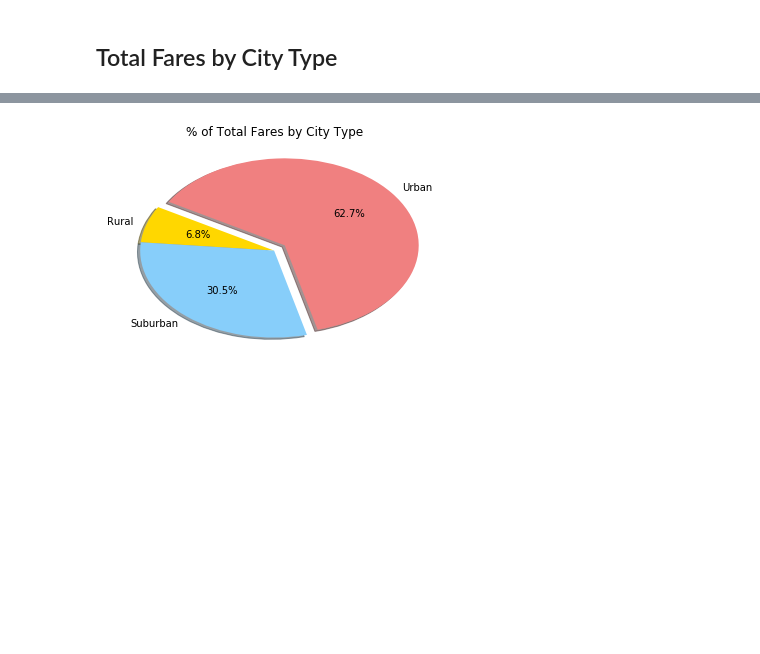
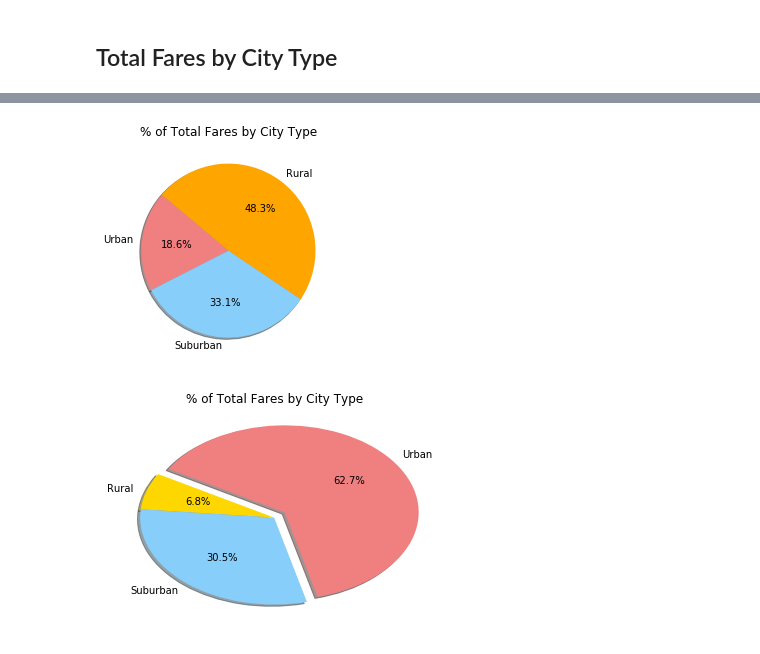
Before and after one commit to vabigdatamover/Barhorst_DataBootCamp_HW, a Jupyter notebook: Barhorst-Homework/Unit_5_Matplolib_Homework/Pyber/Barhorst_Matplotlib_v1.ipynb, the cells around one changed output, grey strips where cells are left out. Saved outputs shown, nothing was run; the diff lists cells and outputs as text; code cells hidden in the pictures; blank space fills up the shorter version.

```diff
--- a/Barhorst-Homework/Unit_5_Matplolib_Homework/Pyber/Barhorst_Matplotlib_v1.ipynb
+++ b/Barhorst-Homework/Unit_5_Matplolib_Homework/Pyber/Barhorst_Matplotlib_v1.ipynb
@@ -120,3 +93,57 @@ NameError: name 'plt' is not defined
+# %%
+# Calculate Type Percents
+
+# Build Pie Chart
+# Dependencies and Setup
+import matplotlib.pyplot as plt
+import pandas as pd
+import numpy as np
+
+# Save Figure
+# File to Load (Remember to change these)
+# File to Load (Remember to change these)
+city_data_to_load = "data/city_data.csv"
+ride_data_to_load = "data/ride_data.csv"
+# Read the City and Ride Data
+city_data = pd.read_csv(city_data_to_load)
+ride_data = pd.read_csv(ride_data_to_load)
+# Combine the data into a single dataset
+transportation_data_complete = pd.merge(city_data, ride_data, on=["city"])
+
+#average fare per city and type
+city_group=transportation_data_complete.groupby(["city","type"])
+average_fare=city_group["fare"].mean().reset_index()
+average_fare_by_type=average_fare.set_index('type')
+average_fare_urban=average_fare_by_type.loc["Urban"]
+average_fare_rural=average_fare_by_type.loc["Rural"]
+average_fare_suburban=average_fare_by_type.loc["Suburban"]
+
+fare_rural_pie=sum(average_fare_rural["fare"])
+fare_suburban_pie=sum(average_fare_suburban["fare"])
+fare_urban_pie=sum(average_fare_urban["fare"])
+
+sizes=(fare_rural_pie,fare_suburban_pie,fare_urban_pie)
+
+# Tells matplotlib to seperate the "Python" section from the others
+#explode = (0.1, 0, 0, 0)
+
+# Labels for the sections of our pie chart
+labels = ["Urban", "Suburban", "Rural"]
+
+# The colors of each section of the pie chart
+colors = ["lightcoral", "lightskyblue", "orange"]
+
+plt.pie(sizes, labels=labels, colors=colors,
+        autopct="%1.1f%%", shadow=True, startangle=140)
+
+plt.title("% of Total Fares by City Type")
+
+# Save Figure
+plt.savefig("data/FareCityType.png")
+#Show
+plt.show()
+# %% [output]
+[figure, added]
 # %%
 plt.show()
 # %%
```
Also changed, not shown: parts of 5 cells of this notebook, 4 other files.
